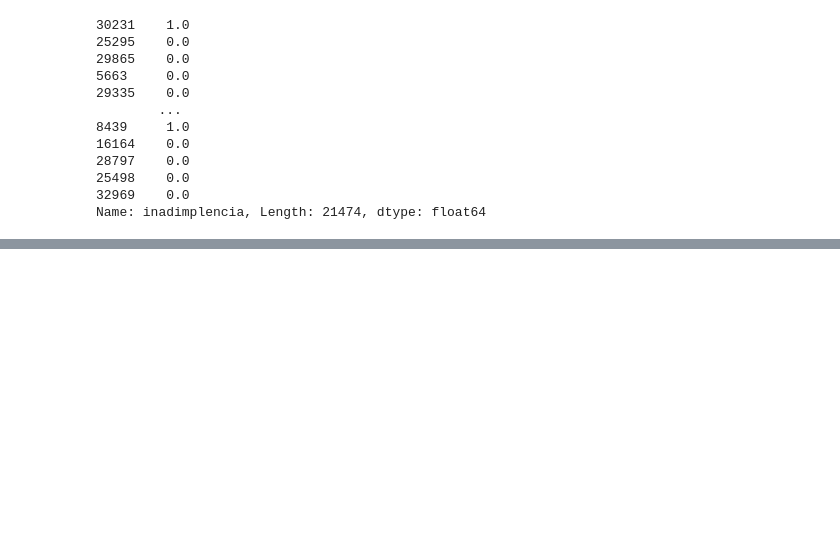
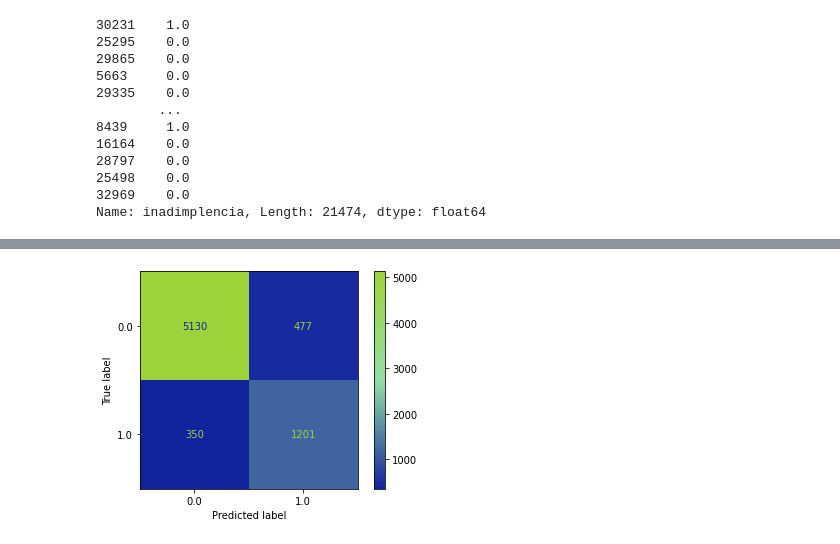
Before and after one commit to gabrielnsil/risk_noncompliance, a Jupyter notebook: Avaliação_de_Risco_de_Inadimplência.ipynb, the cells around one changed output, grey strips where cells are left out. Cells and saved outputs as stored; diff of their text form; code cells hidden in the pictures; blank space fills up the shorter version.

```diff
--- a/Avaliação_de_Risco_de_Inadimplência.ipynb
+++ b/Avaliação_de_Risco_de_Inadimplência.ipynb
@@ -344,0 +374,3 @@ dados_transformados.head()
+# %%
+dados_transformados = pd.DataFrame(dados_transformados, columns = one_hot_enc.get_feature_names_out())
+dados_transformados
@@ -389,0 +459,4 @@ Name: inadimplencia, Length: 21474, dtype: float64
+# %%
+smote = SMOTE(random_state = SEED)
+x_balanceado_oversampling, y_balanceado_oversampling = smote.fit_resample(treino_x, treino_y)
+x_balanceado_oversampling
@@ -389,0 +479,6 @@ Name: inadimplencia, Length: 21474, dtype: float64
+# %%
+arvore = DecisionTreeClassifier(random_state= SEED)
+arvore.fit(x_balanceado_oversampling, y_balanceado_oversampling)
+previsao_arvore = arvore.predict(teste_x)
+
+print(classification_report(teste_y, previsao_arvore))
@@ -389,0 +494,8 @@ Name: inadimplencia, Length: 21474, dtype: float64
+# %%
+heatmap = matplotlib.colors.LinearSegmentedColormap.from_list("",["#12239e","#92dfa6","#9cd33b"])
+# %%
+ConfusionMatrixDisplay.from_estimator(arvore, teste_x, teste_y, cmap = heatmap)
+plt.grid(False)
+plt.show()
+# %% [output]
+[figure, added]
```
Also changed, not shown: parts of 15 cells of this notebook.
